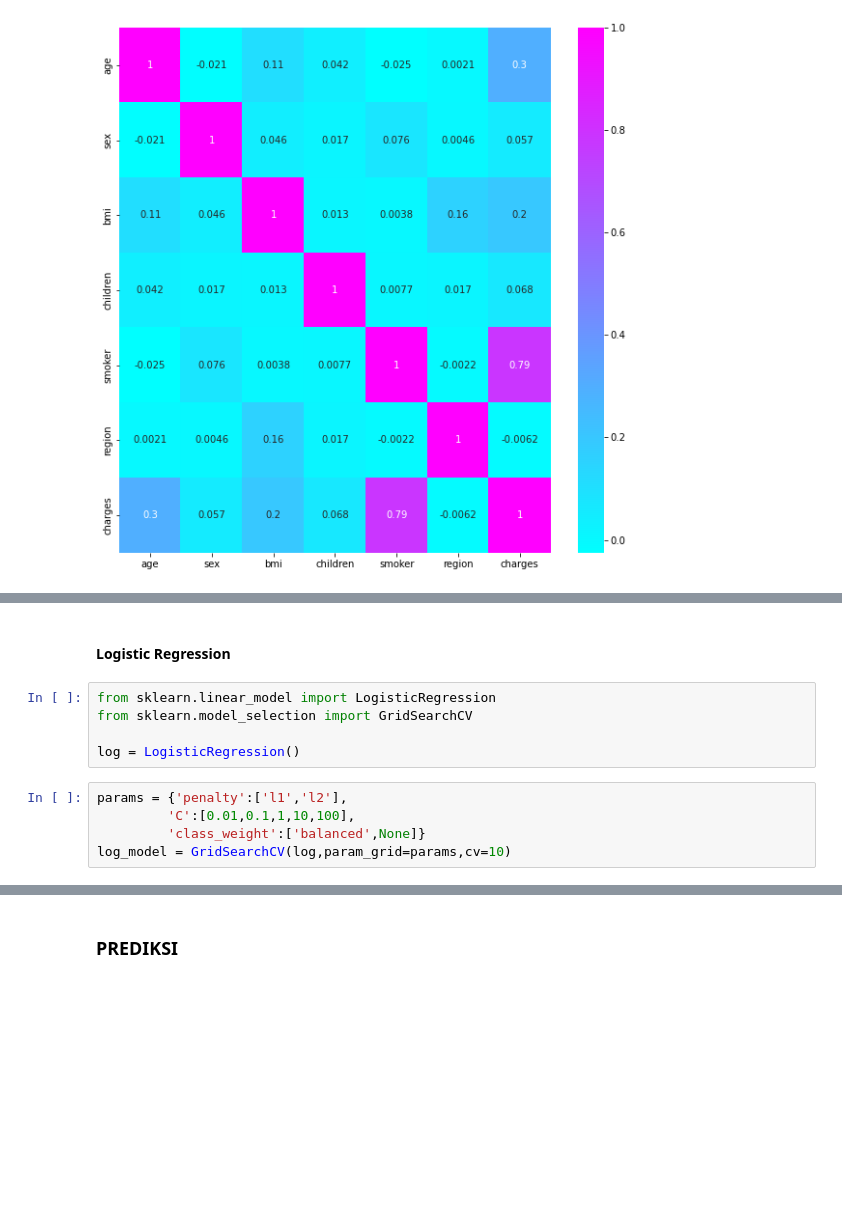
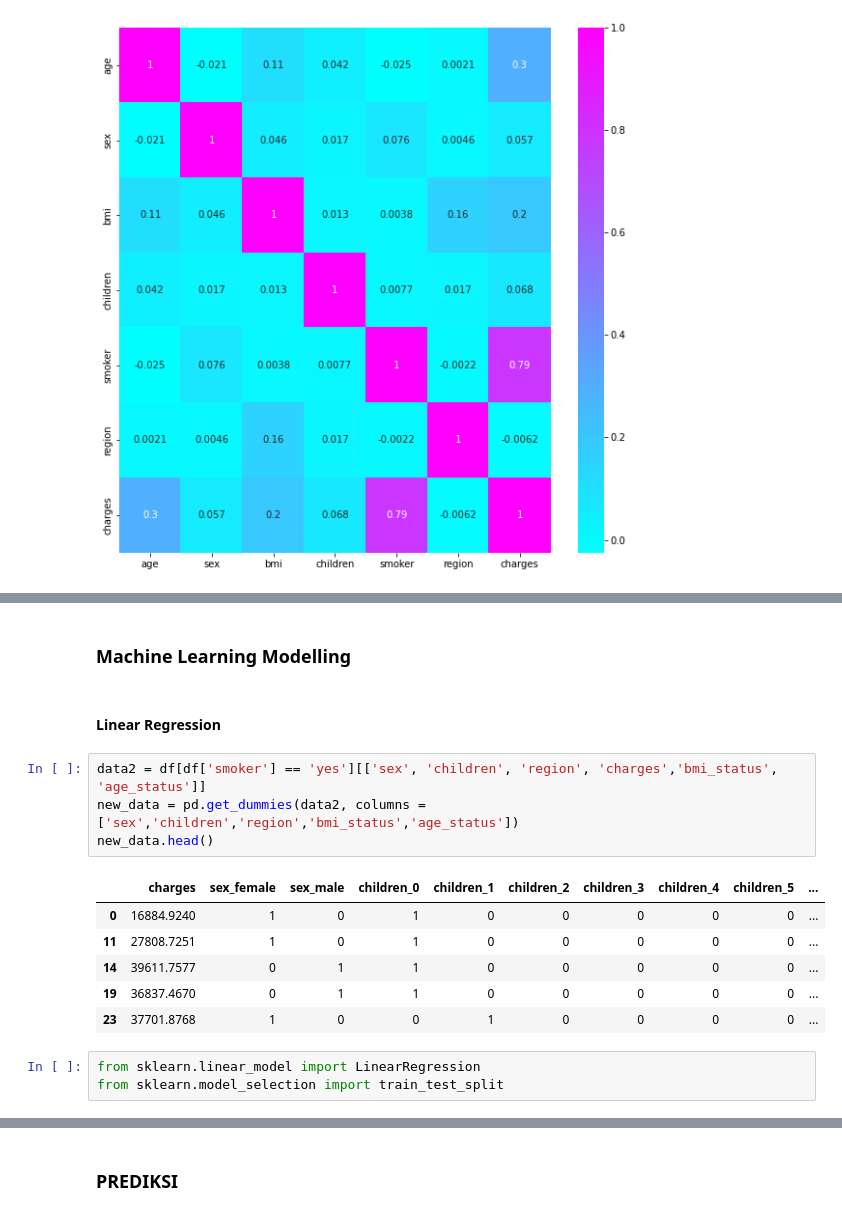
Before and after one commit to dwiahmaddzul/OJTBISAAIJanuari2022, a Jupyter notebook: Project - Linear Regression/Dwi Ahmad Dzulhijjah _ Linear Regression.ipynb, the cells around one changed output, grey strips where cells are left out. Saved outputs shown, nothing was run; the diff lists cells and outputs as text; blank space fills up the shorter version.

```diff
--- a/Project - Linear Regression/Dwi Ahmad Dzulhijjah _ Linear Regression.ipynb
+++ b/Project - Linear Regression/Dwi Ahmad Dzulhijjah _ Linear Regression.ipynb
@@ -101,12 +154,18 @@ ax = sns.heatmap(df.corr(), annot=True, cmap='cool')
+# %% [markdown]
+### Machine Learning Modelling
 # %% [markdown]
-#### Logistic Regression
+#### Linear Regression
+# %%
+data2 = df[df['smoker'] == 'yes'][['sex', 'children', 'region', 'charges','bmi_status', 'age_status']]
+new_data = pd.get_dummies(data2, columns = ['sex','children','region','bmi_status','age_status'])
+new_data.head()
+# %% [output]
+|  | charges | sex_female | sex_male | children_0 | children_1 | children_2 | children_3 | children_4 | children_5 | ... |
+| 0 | 16884.9240 | 1 | 0 | 1 | 0 | 0 | 0 | 0 | 0 | ... |
+| 11 | 27808.7251 | 1 | 0 | 1 | 0 | 0 | 0 | 0 | 0 | ... |
+| 14 | 39611.7577 | 0 | 1 | 1 | 0 | 0 | 0 | 0 | 0 | ... |
+| 19 | 36837.4670 | 0 | 1 | 1 | 0 | 0 | 0 | 0 | 0 | ... |
+| 23 | 37701.8768 | 1 | 0 | 0 | 1 | 0 | 0 | 0 | 0 | ... |
 # %%
-from sklearn.linear_model import LogisticRegression
-from sklearn.model_selection import GridSearchCV
-
-log = LogisticRegression()
+from sklearn.linear_model import LinearRegression
+from sklearn.model_selection import train_test_split
-# %%
-params = {'penalty':['l1','l2'],
-         'C':[0.01,0.1,1,10,100],
-         'class_weight':['balanced',None]}
-log_model = GridSearchCV(log,param_grid=params,cv=10)
```
Also changed, not shown: parts of 24 cells of this notebook, 18 other files.
